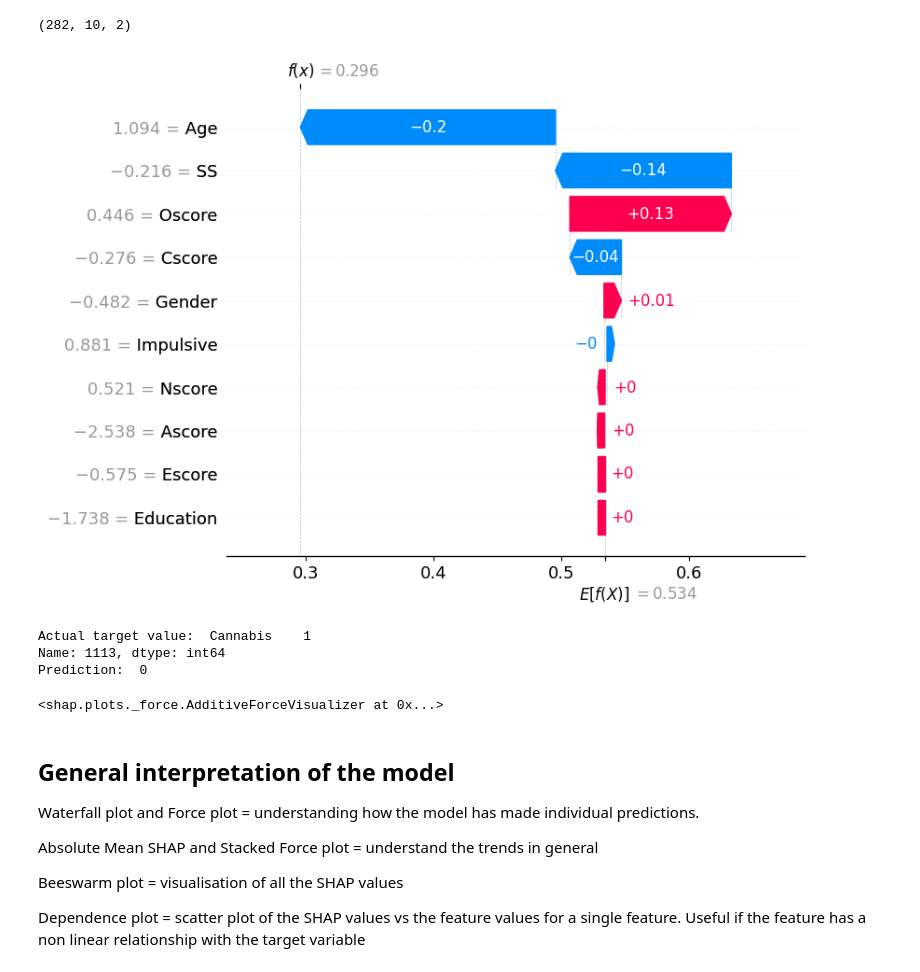
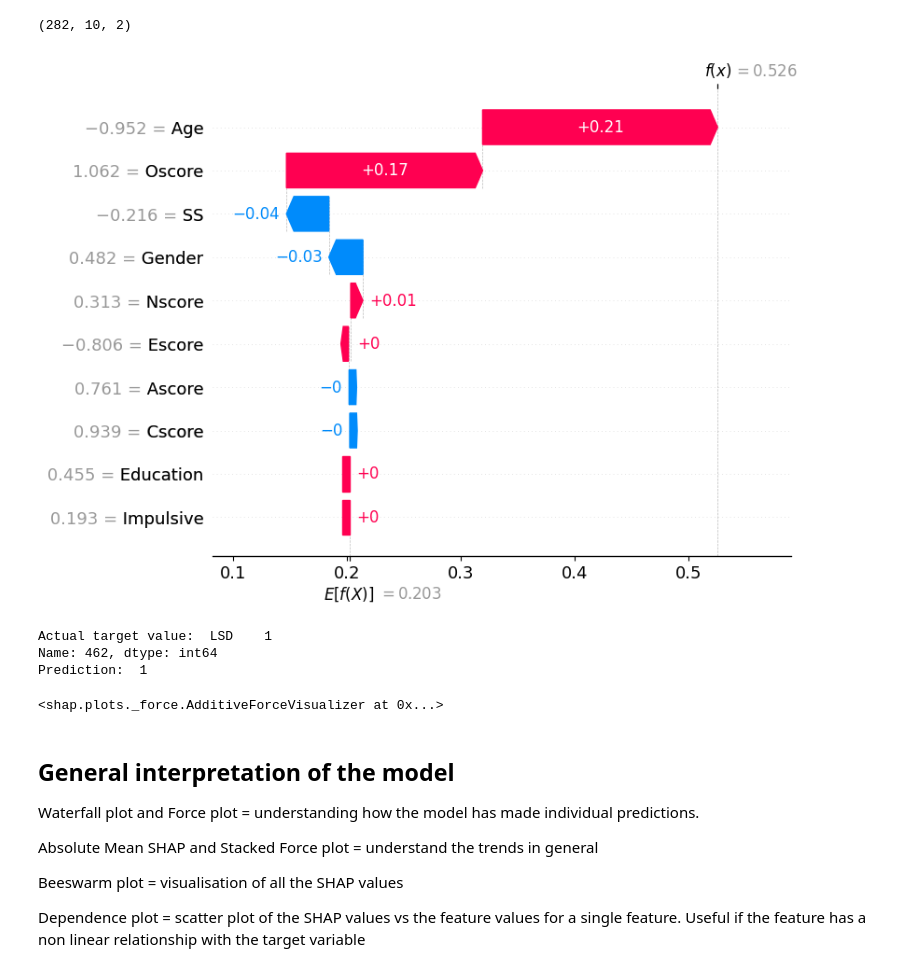
Before and after one commit to salleo0/Project_StatML, a Jupyter notebook: PROJECT_STATML.ipynb, the cells around one changed output. Drawn from its saved outputs; the diff is of its cells as text; code cells hidden in the pictures.

```diff
--- a/PROJECT_STATML.ipynb
+++ b/PROJECT_STATML.ipynb
@@ -229,7 +229,7 @@ We will focus on 'Cannabis', the drug that from the paper looks like the most pr
 
 The drugs for which a decision tree performed well is are: Legalh, Cannabis, LSD, Mushrooms.
 # %%
-target_drug = ['Cannabis']
+target_drug = ['LSD']
 y = data[target_drug]
 X = data[input_features]
 
@@ -360,19 +360,18 @@ np.shape(shap_values.values)
 # %%
 # PLOTS
 # Waterfall plot for first observation
-ID_instance = 0
-
+ID_instance = 250
 
 shap.plots.waterfall(shap_values[ID_instance, :, 1])
 print('Actual target value: ', y_test.iloc[ID_instance])
 print('Prediction: ', y_pred[ID_instance])
 
 shap.plots.force(shap_values[ID_instance,:,1])
 # %% [output]
-[figure, old version]
+[figure, new version]
-Actual target value:  Cannabis    1
-Name: 1113, dtype: int64
-Prediction:  0
+Actual target value:  LSD    1
+Name: 462, dtype: int64
+Prediction:  1
 <shap.plots._force.AdditiveForceVisualizer at 0x...>
 # %% [markdown]
 ## General interpretation of the model
```
Also changed, not shown: parts of 6 cells of this notebook.
